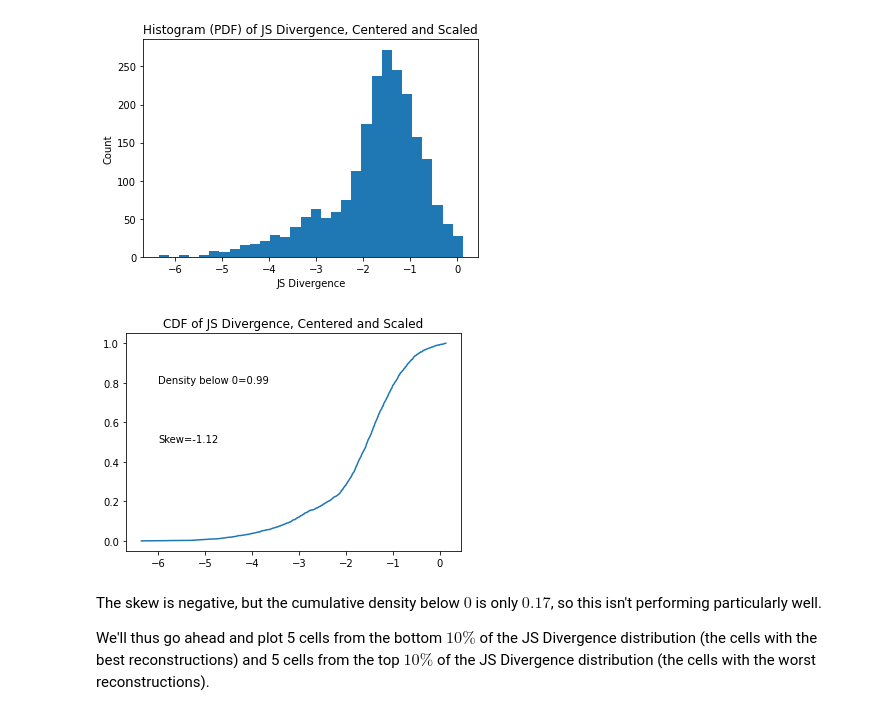
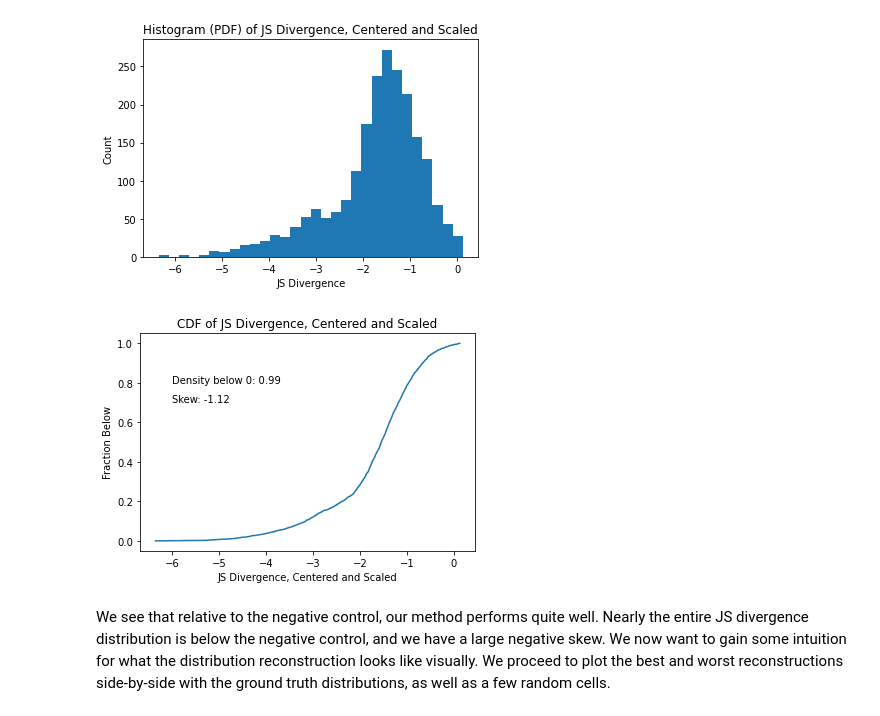
Before and after one commit to kushagrasharma/hormozlab, a Jupyter notebook: Going Deep Into Dist M1.ipynb, the cells around one changed output. Drawn from its saved outputs; the diff is of its cells as text; code cells hidden in the pictures.

```diff
--- a/Going Deep Into Dist M1.ipynb
+++ b/Going Deep Into Dist M1.ipynb
@@ -153,27 +157,25 @@ Text(0.5, 1.0, 'Histogram (PDF) of JS Divergence, Centered and Scaled')
 # %%
 X2 = np.sort(error_distance_scaled)
 F2 = np.array(range(len(error_distance_scaled)))/float(len(error_distance_scaled))
 plt.plot(X2, F2)
 plt.title("CDF of JS Divergence, Centered and Scaled")
 plt.xlabel("JS Divergence, Centered and Scaled")
 plt.ylabel("Fraction Below")
 one_array = np.abs(X2)
 one_idx = one_array.argmin()
 # plt.plot((X2[one_idx], X2[one_idx]), (plt.ylim()[0], F2[one_idx]), 'r')
 # plt.plot((plt.xlim()[0], X2[one_idx]), (F2[one_idx], F2[one_idx]), 'r')
 ax = plt.gca()
 output_coords = lambda x: ax.transLimits.inverted().transform(x)
 # plt.axhline(y=F2[one_idx], xmin=0, xmax=0.49, color='r', label="Density at Control JS Div.={:.2f}".format(F2[one_idx]))
 # plt.axvline(x=0, ymin=0, ymax=0.49, color='r')
-plt.text(x=-6, y=0.7, s="Skew={:.2f}".format(skew(error_distance_scaled)))
-plt.text(x=-6, y=0.8, s="Density below 0={:.2f}".format(F2[one_idx]))
+plt.text(x=-6, y=0.7, s="Skew: {:.2f}".format(skew(error_distance_scaled)))
+plt.text(x=-6, y=0.8, s="Density below 0: {:.2f}".format(F2[one_idx]))
 plt.show()
 # %% [output]
-[figure, old version]
+[figure, new version]
 # %% [markdown]
-The skew is negative, but the cumulative density below $0$ is only $0.17$, so this isn't performing particularly well.
-
-We'll thus go ahead and plot 5 cells from the bottom $10\%$ of the JS Divergence distribution (the cells with the best reconstructions) and 5 cells from the top $10\%$ of the JS Divergence distribution (the cells with the worst reconstructions).
+We see that relative to the negative control, our method performs quite well. Nearly the entire JS divergence distribution is below the negative control, and we have a large negative skew. We now want to gain some intuition for what the distribution reconstruction looks like visually. We proceed to plot the best and worst reconstructions side-by-side with the ground truth distributions, as well as a few random cells.
 # %%
 bten_array = np.abs(F2 - 0.1)
 bten_idx = bten_array.argmin()
```
Also changed, not shown: parts of 17 cells of this notebook, 16 other files.
